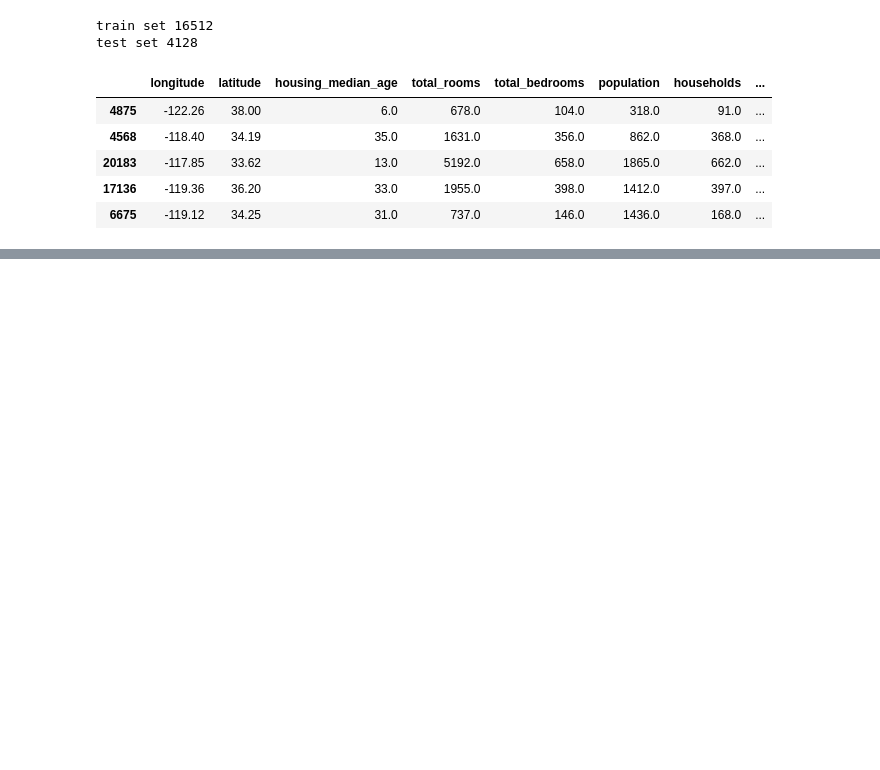
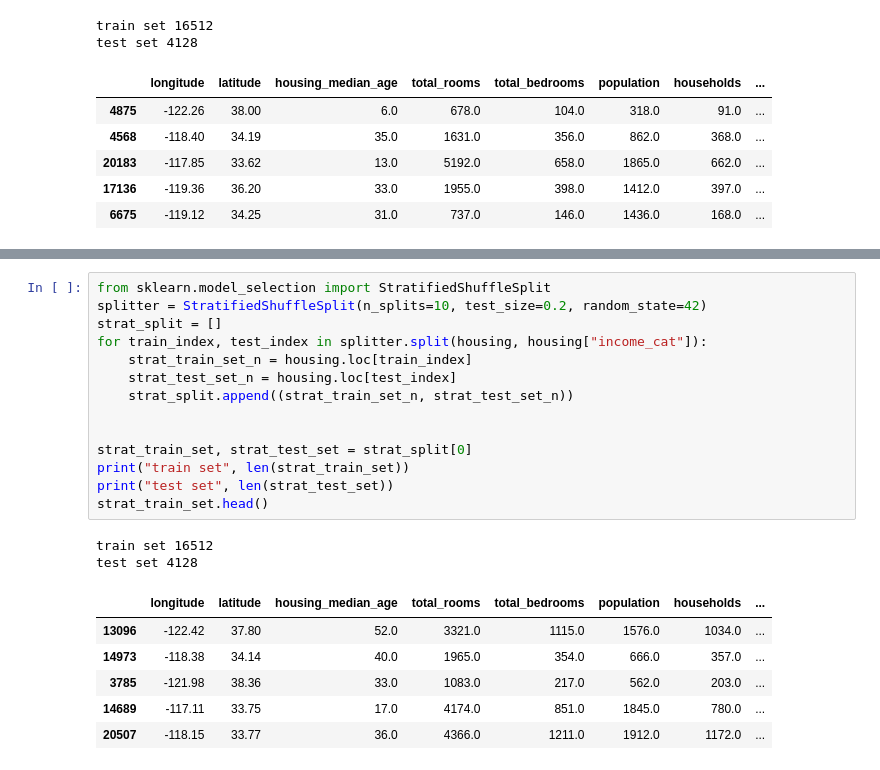
Before and after one commit to mmercan/handson-ml3, a Jupyter notebook: 02_new_project.ipynb, the cells around one changed output, grey strips where cells are left out. Saved outputs shown, nothing was run; the diff lists cells and outputs as text; blank space fills up the shorter version.

```diff
--- a/02_new_project.ipynb
+++ b/02_new_project.ipynb
@@ -133,0 +187,23 @@ test set 4128
+# %%
+from sklearn.model_selection import StratifiedShuffleSplit
+splitter = StratifiedShuffleSplit(n_splits=10, test_size=0.2, random_state=42)
+strat_split = []
+for train_index, test_index in splitter.split(housing, housing["income_cat"]):
+    strat_train_set_n = housing.loc[train_index]
+    strat_test_set_n = housing.loc[test_index]
+    strat_split.append((strat_train_set_n, strat_test_set_n))
+
+
+strat_train_set, strat_test_set = strat_split[0]
+print("train set", len(strat_train_set))
+print("test set", len(strat_test_set))
+strat_train_set.head()
+# %% [output]
+train set 16512
+test set 4128
+|  | longitude | latitude | housing_median_age | total_rooms | total_bedrooms | population | households | ... |
+| 13096 | -122.42 | 37.80 | 52.0 | 3321.0 | 1115.0 | 1576.0 | 1034.0 | ... |
+| 14973 | -118.38 | 34.14 | 40.0 | 1965.0 | 354.0 | 666.0 | 357.0 | ... |
+| 3785 | -121.98 | 38.36 | 33.0 | 1083.0 | 217.0 | 562.0 | 203.0 | ... |
+| 14689 | -117.11 | 33.75 | 17.0 | 4174.0 | 851.0 | 1845.0 | 780.0 | ... |
+| 20507 | -118.15 | 33.77 | 36.0 | 4366.0 | 1211.0 | 1912.0 | 1172.0 | ... |
```
Also changed, not shown: parts of 5 cells of this notebook.
